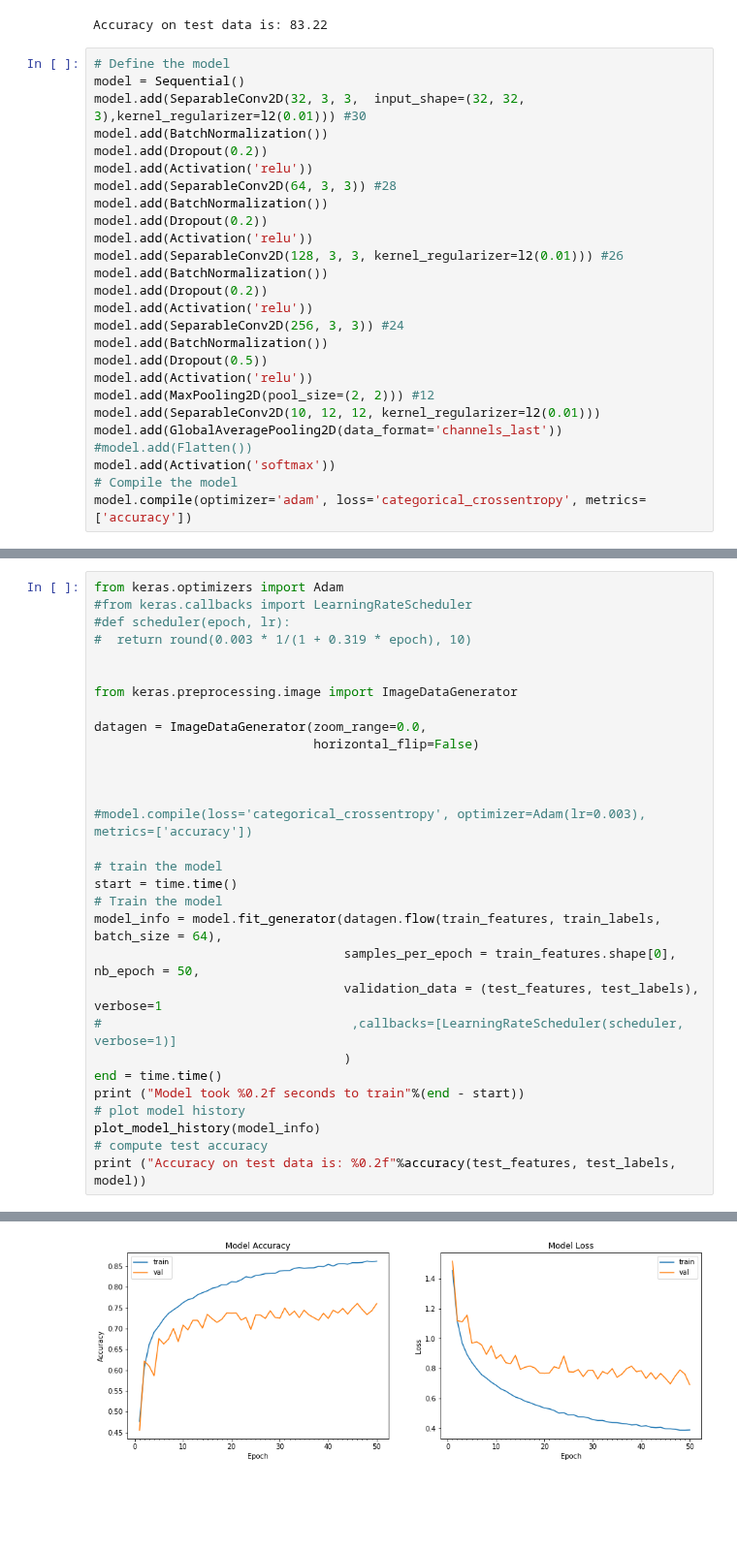
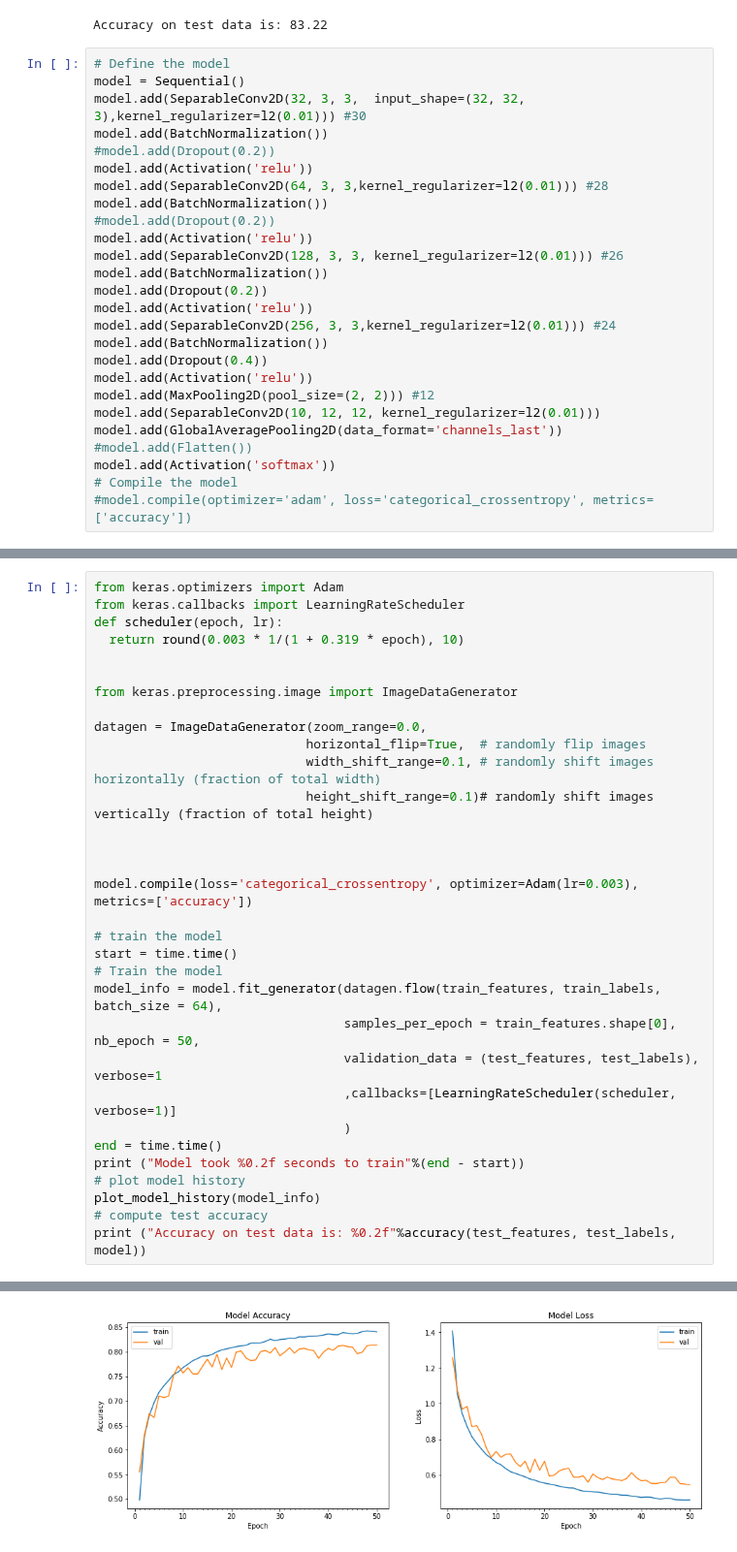
Before and after one commit to csharpshooter/EIP, a Jupyter notebook: A3/Assignment_3.ipynb, the cells around one changed output, grey strips where cells are left out. Shown at 97% size. Saved outputs shown, nothing was run; the diff lists cells and outputs as text; blank space fills up the shorter version.

Commit message:
near to target accuracy

```diff
--- a/A3/Assignment_3.ipynb
+++ b/A3/Assignment_3.ipynb
@@ -183,19 +190,19 @@ Accuracy on test data is: 83.22
 model = Sequential()
 model.add(SeparableConv2D(32, 3, 3,  input_shape=(32, 32, 3),kernel_regularizer=l2(0.01))) #30
 model.add(BatchNormalization())
-model.add(Dropout(0.2))
+#model.add(Dropout(0.2))
 model.add(Activation('relu'))
-model.add(SeparableConv2D(64, 3, 3)) #28
+model.add(SeparableConv2D(64, 3, 3,kernel_regularizer=l2(0.01))) #28
 model.add(BatchNormalization())
-model.add(Dropout(0.2))
+#model.add(Dropout(0.2))
 model.add(Activation('relu'))
 model.add(SeparableConv2D(128, 3, 3, kernel_regularizer=l2(0.01))) #26
 model.add(BatchNormalization())
 model.add(Dropout(0.2))
 model.add(Activation('relu'))
-model.add(SeparableConv2D(256, 3, 3)) #24
+model.add(SeparableConv2D(256, 3, 3,kernel_regularizer=l2(0.01))) #24
 model.add(BatchNormalization())
-model.add(Dropout(0.5))
+model.add(Dropout(0.4))
 model.add(Activation('relu'))
 model.add(MaxPooling2D(pool_size=(2, 2))) #12
 model.add(SeparableConv2D(10, 12, 12, kernel_regularizer=l2(0.01)))
@@ -203,7 +210,7 @@ model.add(GlobalAveragePooling2D(data_format='channels_last'))
 #model.add(Flatten())
 model.add(Activation('softmax'))
 # Compile the model
-model.compile(optimizer='adam', loss='categorical_crossentropy', metrics=['accuracy'])
+#model.compile(optimizer='adam', loss='categorical_crossentropy', metrics=['accuracy'])
 # %%
 model.summary()
 # %% [output]
@@ -226,19 +233,21 @@ Non-trainable params: 960
 _________________________________________________________________
 # %%
 from keras.optimizers import Adam
-#from keras.callbacks import LearningRateScheduler
-#def scheduler(epoch, lr):
-#  return round(0.003 * 1/(1 + 0.319 * epoch), 10)
+from keras.callbacks import LearningRateScheduler
+def scheduler(epoch, lr):
+  return round(0.003 * 1/(1 + 0.319 * epoch), 10)
 
 
 from keras.preprocessing.image import ImageDataGenerator
 
 datagen = ImageDataGenerator(zoom_range=0.0,
-                             horizontal_flip=False)
+                            horizontal_flip=True,  # randomly flip images
+                            width_shift_range=0.1, # randomly shift images horizontally (fraction of total width)
+                            height_shift_range=0.1)# randomly shift images vertically (fraction of total height)
 
 
 
-#model.compile(loss='categorical_crossentropy', optimizer=Adam(lr=0.003), metrics=['accuracy'])
+model.compile(loss='categorical_crossentropy', optimizer=Adam(lr=0.003), metrics=['accuracy'])
 
 # train the model
 start = time.time()
@@ -246,7 +255,7 @@ start = time.time()
 model_info = model.fit_generator(datagen.flow(train_features, train_labels, batch_size = 64),
                                  samples_per_epoch = train_features.shape[0], nb_epoch = 50,
                                  validation_data = (test_features, test_labels), verbose=1
-#                                 ,callbacks=[LearningRateScheduler(scheduler, verbose=1)]
+                                 ,callbacks=[LearningRateScheduler(scheduler, verbose=1)]
                                  )
 end = time.time()
 print ("Model took %0.2f seconds to train"%(end - start))
@@ -275 +284 @@ Model took 3337.50 seconds to train
-[figure, old version]
+[figure, new version]
```
Also changed, not shown: parts of 4 cells of this notebook.
